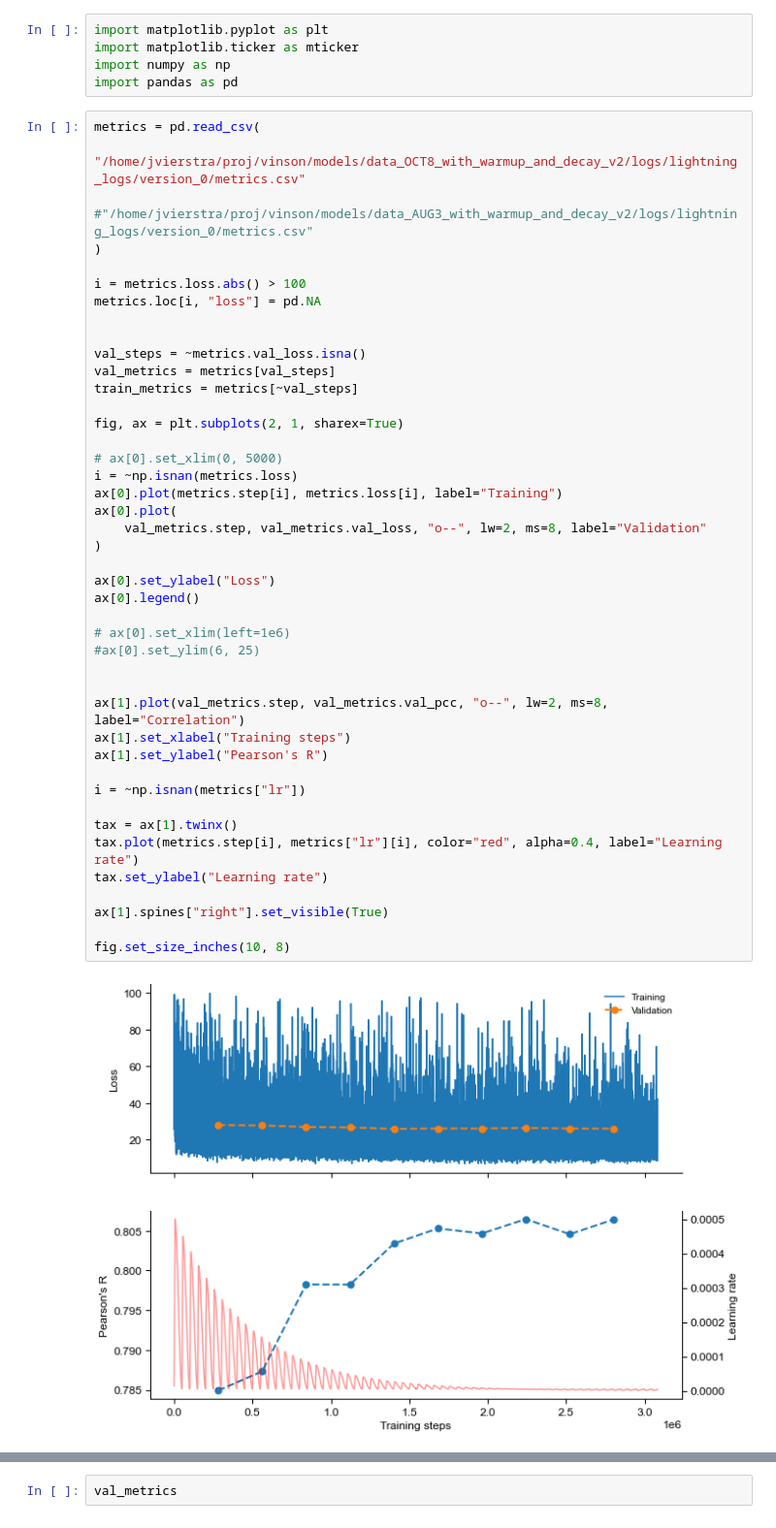
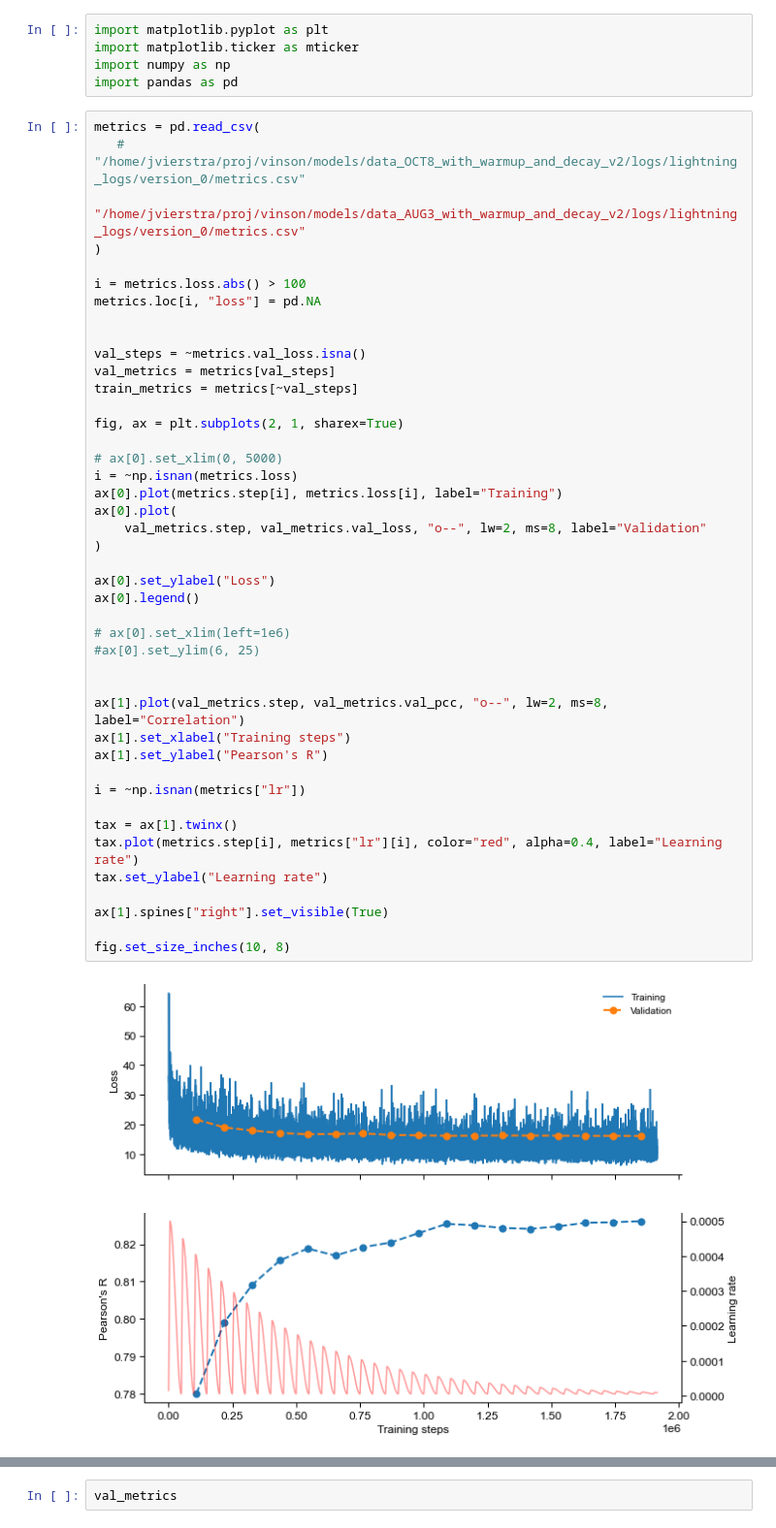
Before and after one commit to vierstralab/vinson, a Jupyter notebook: notebooks/Train_Metrics.ipynb, the cells around one changed output, grey strips where cells are left out. Shown at 97% size. Saved outputs shown, nothing was run; the diff lists cells and outputs as text.

```diff
--- a/notebooks/Train_Metrics.ipynb
+++ b/notebooks/Train_Metrics.ipynb
@@ -5,8 +5,8 @@ import numpy as np
 import pandas as pd
 # %%
 metrics = pd.read_csv(
-    "/home/jvierstra/proj/vinson/models/data_OCT8_with_warmup_and_decay_v2/logs/lightning_logs/version_0/metrics.csv"
-   #"/home/jvierstra/proj/vinson/models/data_AUG3_with_warmup_and_decay_v2/logs/lightning_logs/version_0/metrics.csv"
+   # "/home/jvierstra/proj/vinson/models/data_OCT8_with_warmup_and_decay_v2/logs/lightning_logs/version_0/metrics.csv"
+   "/home/jvierstra/proj/vinson/models/data_AUG3_with_warmup_and_decay_v2/logs/lightning_logs/version_0/metrics.csv"
 )
 
 i = metrics.loss.abs() > 100
@@ -20,34 +20,34 @@ train_metrics = metrics[~val_steps]
 fig, ax = plt.subplots(2, 1, sharex=True)
 
 # ax[0].set_xlim(0, 5000)
 i = ~np.isnan(metrics.loss)
 ax[0].plot(metrics.step[i], metrics.loss[i], label="Training")
 ax[0].plot(
     val_metrics.step, val_metrics.val_loss, "o--", lw=2, ms=8, label="Validation"
 )
 
 ax[0].set_ylabel("Loss")
 ax[0].legend()
 
 # ax[0].set_xlim(left=1e6)
 #ax[0].set_ylim(6, 25)
 
 
 ax[1].plot(val_metrics.step, val_metrics.val_pcc, "o--", lw=2, ms=8, label="Correlation")
 ax[1].set_xlabel("Training steps")
 ax[1].set_ylabel("Pearson's R")
 
 i = ~np.isnan(metrics["lr"])
 
 tax = ax[1].twinx()
 tax.plot(metrics.step[i], metrics["lr"][i], color="red", alpha=0.4, label="Learning rate")
 tax.set_ylabel("Learning rate")
 
 ax[1].spines["right"].set_visible(True)
 
 fig.set_size_inches(10, 8)
 # %% [output]
-[figure, old version]
+[figure, new version]
 # %%
 def moving_average(a, n=3):
     ret = np.cumsum(a, dtype=float)
```
Also changed, not shown: parts of 1 cell of this notebook, 2 other files.
